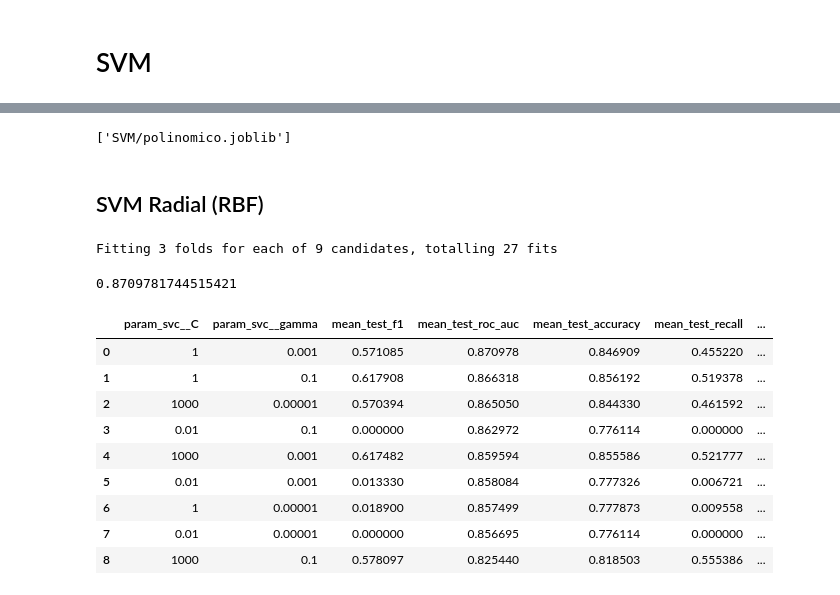
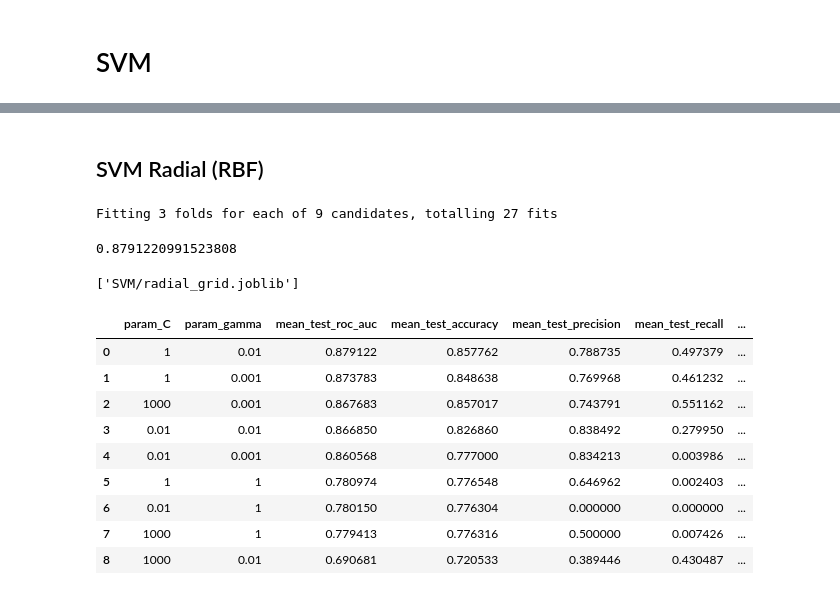
Before and after one commit to fdelu/orga-de-datos, a Jupyter notebook: parte_2/SVM.ipynb, the cells around one changed output, grey strips where cells are left out. Drawn from its saved outputs; the diff is of its cells as text; code cells hidden in the pictures.

```diff
--- a/parte_2/SVM.ipynb
+++ b/parte_2/SVM.ipynb
@@ -31,12 +43,15 @@ def tabla(grid, params):
 # %%
 initialize_dataset()
+
 df_features = pd.read_csv("datasets/df_features.csv", low_memory = False, index_col = "id")
-df_target = pd.read_csv("datasets/df_target.csv", low_memory=False, index_col = "id")
+df_target = pd.read_csv("datasets/df_target.csv", low_memory = False, index_col = "id")
 
-initialize_dataset()
 common(df_features, df_target)
 viento_trigonometrico(df_features)
-# El barrio tiene 49 valores distintos. Para no tener que hacer one hoy con 48 columnas nuevas, uso hashing trick
+# El barrio tiene 49 valores distintos. Para no tener que hacer one hoy con 48 columnas nuevas, uso hashing trick/
+# En total quedan 47 features luego de esto
 df_features = hashing_trick(df_features, 24, "barrio")
-pipe = standarizer()
-pipe = simple_imputer(pipe)
+pipe = iterative_imputer()
+pipe = standarizer(pipe)
+
+X_train, X_test, Y_train, Y_test = train_test_split(df_features, df_target, test_size = 0.20, random_state = 123)
@@ -75,0 +111,7 @@ tabla(grid, ["C", "degree", "coef0"])
+# %%
+pipe.steps.append(['svc', SVC(kernel = 'poly', random_state = 123, max_iter=100000,
+                             C = 1, degree = 3, coef0 = 1, gamma = 0.01)])
+
+pipe.fit(X_train, Y_train.values.ravel())
+
+metrics_table(pipe, X_test, Y_test)
@@ -80,8 +123,4 @@ El mejor en este caso resultó ser el del kernel de grado 3, C=1 y coef0=1. Dio
 
 El recall es bastante malo, lo que es de esperar siendo que el dataset tiene mucho más negativos que positivos. Tiende a predecir por la negativa, dando como resultado muchos falsos negativos y en consecuencia el bajo recall.
-# %%
-dump(grid, 'SVM/polinomico.joblib')
-# %% [output]
-['SVM/polinomico.joblib']
 # %% [markdown]
 ## SVM Radial (RBF)
@@ -92,12 +127,15 @@ dump(grid, 'SVM/polinomico.joblib')
 # %%
 initialize_dataset()
+
 df_features = pd.read_csv("datasets/df_features.csv", low_memory = False, index_col = "id")
-df_target = pd.read_csv("datasets/df_target.csv", low_memory=False, index_col = "id")
+df_target = pd.read_csv("datasets/df_target.csv", low_memory = False, index_col = "id")
 
-initialize_dataset()
 common(df_features, df_target)
 viento_trigonometrico(df_features)
 # El barrio tiene 49 valores distintos. Para no tener que hacer one hoy con 48 columnas nuevas, uso hashing trick
 df_features = hashing_trick(df_features, 24, "barrio")
-pipe = standarizer()
-pipe = simple_imputer(pipe)
+pipe2 = iterative_imputer()
+pipe2 = standarizer(pipe)
+
+# Son los mismos sets, tienen el mismo random state
+X_train, X_test, Y_train, Y_test = train_test_split(df_features, df_target, test_size = 0.20, random_state = 123)
@@ -104,26 +147,34 @@ pipe = simple_imputer(pipe)
 # %%
-pipe.steps.append(('svc', SVC(kernel = 'rbf', random_state = 123, max_iter=100000)))
+X_grid = pipe2.fit_transform(X_train)
 
-grid2 = GridSearchCV(pipe, param_grid = {"svc__C": [0.01, 1, 1000], "svc__gamma": [0.00001, 0.001, 0.1]}, \
-                     verbose = 1, n_jobs = -1, cv = StratifiedKFold(3), scoring = SCORINGS, refit = METRIC)
+grid2 = GridSearchCV(SVC(kernel = 'rbf', random_state = 123, max_iter=100000),
+                    param_grid = {
+                        "C": [0.01, 1, 1000],
+                        "gamma": [0.001, 0.01, 1]
+                    },
+                    verbose = 1, n_jobs = -1, cv = 3, scoring = SCORINGS, refit = METRIC)
 
-grid2.fit(df_features, df_target.values.ravel())
+grid2.fit(X_grid, Y_train.values.ravel())
 
 grid2.best_score_
 # %% [output]
 Fitting 3 folds for each of 9 candidates, totalling 27 fits
-0.8709781744515421
+0.8791220991523808
+# %%
+dump(grid2, 'SVM/radial_grid.joblib')
+# %% [output]
+['SVM/radial_grid.joblib']
 # %%
-tabla(grid2, ["C", "gamma"])
+grid_table(grid2, ["C", "gamma"])
 # %% [output]
-|  | param_svc__C | param_svc__gamma | mean_test_f1 | mean_test_roc_auc | mean_test_accuracy | mean_test_recall | ... |
-| 0 | 1 | 0.001 | 0.571085 | 0.870978 | 0.846909 | 0.455220 | ... |
-| 1 | 1 | 0.1 | 0.617908 | 0.866318 | 0.856192 | 0.519378 | ... |
-| 2 | 1000 | 0.00001 | 0.570394 | 0.865050 | 0.844330 | 0.461592 | ... |
-| 3 | 0.01 | 0.1 | 0.000000 | 0.862972 | 0.776114 | 0.000000 | ... |
-| 4 | 1000 | 0.001 | 0.617482 | 0.859594 | 0.855586 | 0.521777 | ... |
-| 5 | 0.01 | 0.001 | 0.013330 | 0.858084 | 0.777326 | 0.006721 | ... |
-| 6 | 1 | 0.00001 | 0.018900 | 0.857499 | 0.777873 | 0.009558 | ... |
-| 7 | 0.01 | 0.00001 | 0.000000 | 0.856695 | 0.776114 | 0.000000 | ... |
-| 8 | 1000 | 0.1 | 0.578097 | 0.825440 | 0.818503 | 0.555386 | ... |
+|  | param_C | param_gamma | mean_test_roc_auc | mean_test_accuracy | mean_test_precision | mean_test_recall | ... |
+| 0 | 1 | 0.01 | 0.879122 | 0.857762 | 0.788735 | 0.497379 | ... |
+| 1 | 1 | 0.001 | 0.873783 | 0.848638 | 0.769968 | 0.461232 | ... |
+| 2 | 1000 | 0.001 | 0.867683 | 0.857017 | 0.743791 | 0.551162 | ... |
+| 3 | 0.01 | 0.01 | 0.866850 | 0.826860 | 0.838492 | 0.279950 | ... |
+| 4 | 0.01 | 0.001 | 0.860568 | 0.777000 | 0.834213 | 0.003986 | ... |
+| 5 | 1 | 1 | 0.780974 | 0.776548 | 0.646962 | 0.002403 | ... |
+| 6 | 0.01 | 1 | 0.780150 | 0.776304 | 0.000000 | 0.000000 | ... |
+| 7 | 1000 | 1 | 0.779413 | 0.776316 | 0.500000 | 0.007426 | ... |
+| 8 | 1000 | 0.01 | 0.690681 | 0.720533 | 0.389446 | 0.430487 | ... |
 # %% [markdown]
```
Also changed, not shown: parts of 17 cells of this notebook, 6 other files.
